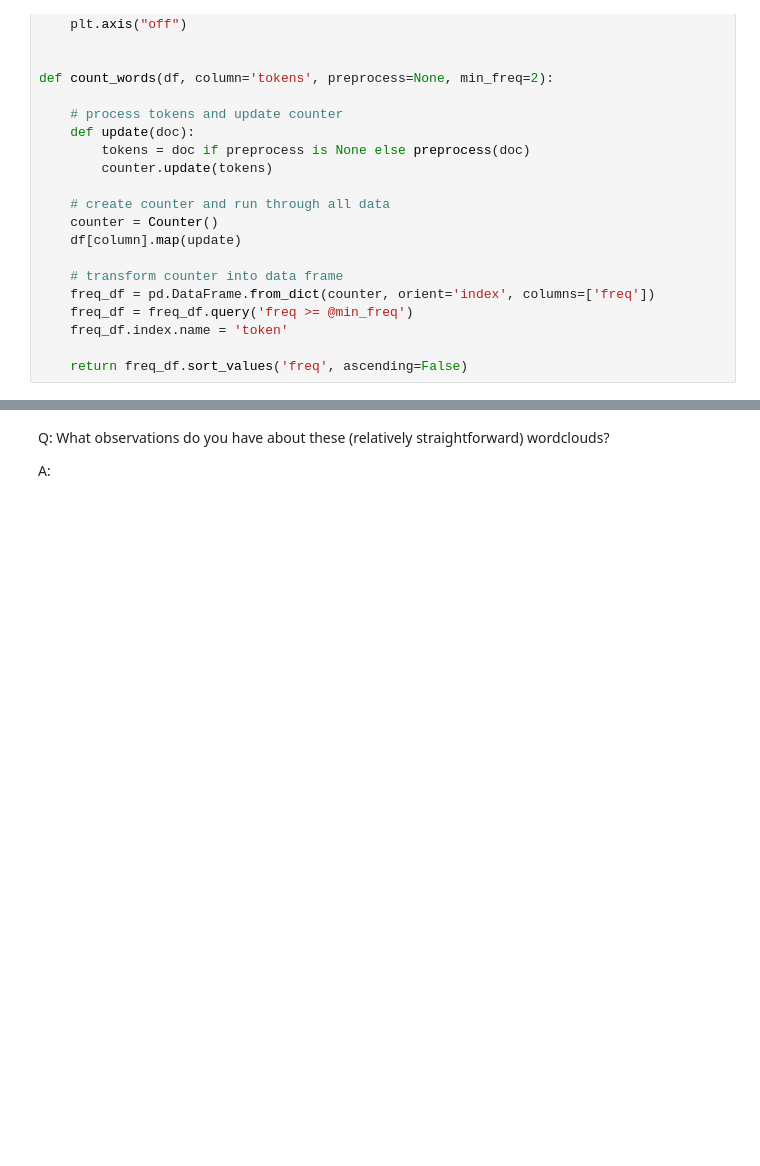
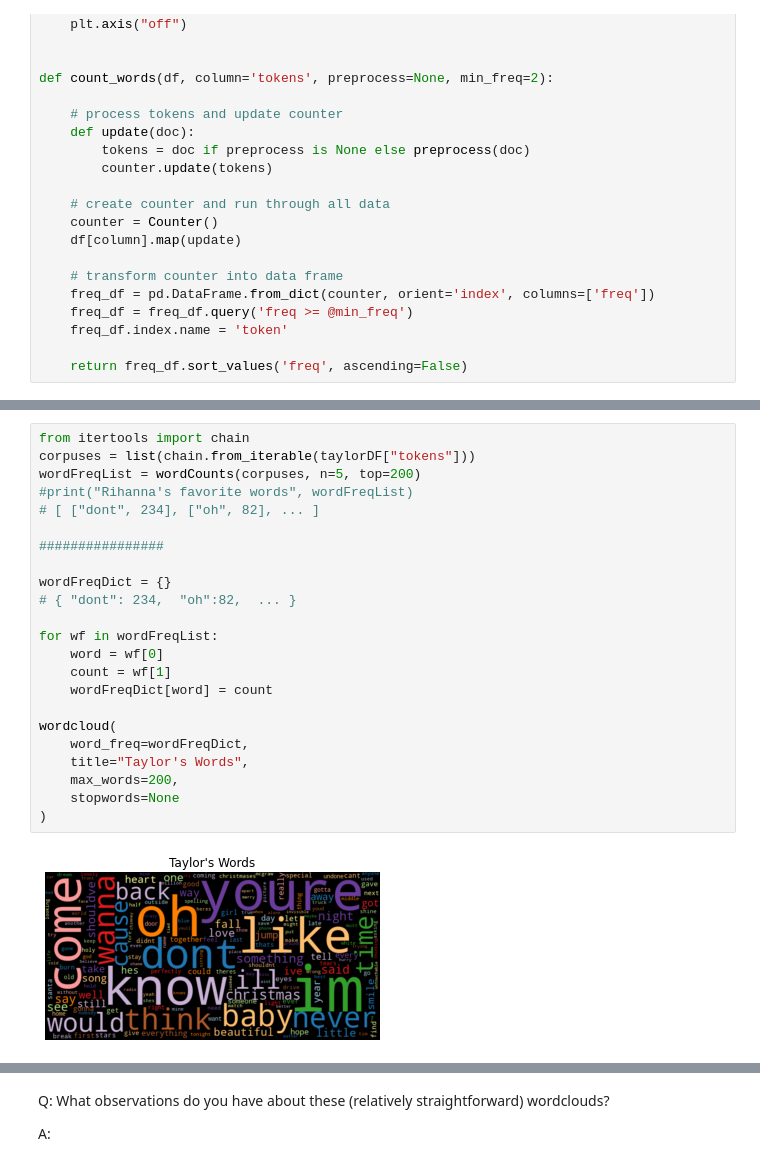
Before and after one commit to Adila-spec/RihannaKaty, a Jupyter notebook: Group Comparison.ipynb, the cells around one changed output, grey strips where cells are left out. Cells and saved outputs as stored; diff of their text form; blank space fills up the shorter version.

```diff
--- a/Group Comparison.ipynb
+++ b/Group Comparison.ipynb
@@ -434,0 +473,25 @@ def count_words(df, column='tokens', preprocess=None, min_freq=2):
+# %%
+from itertools import chain
+corpuses = list(chain.from_iterable(taylorDF["tokens"]))
+wordFreqList = wordCounts(corpuses, n=5, top=200)
+#print("Rihanna's favorite words", wordFreqList)
+# [ ["dont", 234], ["oh", 82], ... ]
+
+################
+
+wordFreqDict = {}
+# { "dont": 234,  "oh":82,  ... }
+
+for wf in wordFreqList:
+    word = wf[0]
+    count = wf[1]
+    wordFreqDict[word] = count
+
+wordcloud(
+    word_freq=wordFreqDict,
+    title="Taylor's Words",
+    max_words=200,
+    stopwords=None
+)
+# %% [output]
+[figure, added]
```
Also changed, not shown: parts of 8 cells of this notebook, 1 other file.
